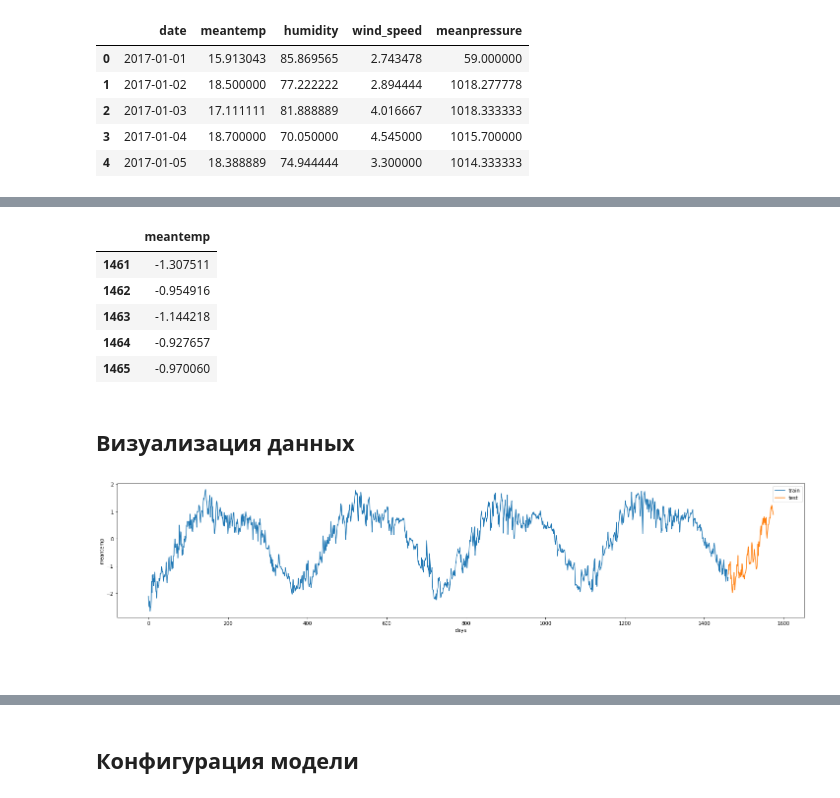
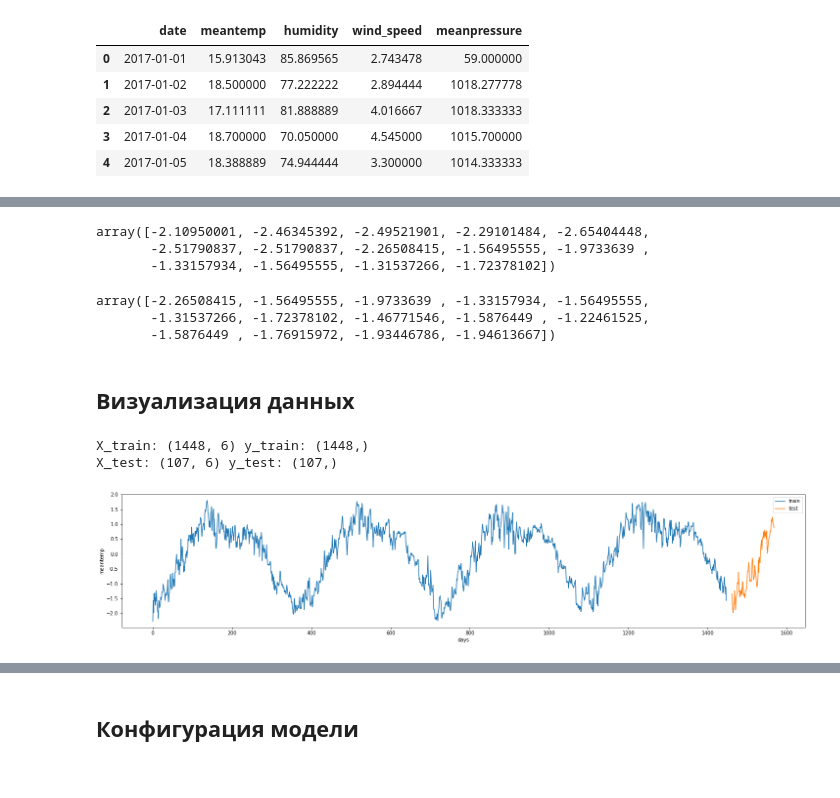
Before and after one commit to albul-k/gb_intro_to_NN, a Jupyter notebook: task_1.ipynb, the cells around one changed output, grey strips where cells are left out. Cells and saved outputs as stored; diff of their text form; code cells hidden in the pictures.

```diff
--- a/task_1.ipynb
+++ b/task_1.ipynb
@@ -80,22 +65,46 @@ df_train.loc[:1460,:].sort_values(by='date', ascending=False).head()
 def transform(df: pd.DataFrame) -> pd.DataFrame:
   df_ = df.copy()
   df_.index = df_.date
-  df_.drop(['date', 'humidity', 'wind_speed', 'meanpressure'], axis=1, inplace=True)
+  df_['date_'] = pd.to_datetime(df_['date'], format='%Y-%m-%d')
+  df_['month'] = pd.DatetimeIndex(df_['date_']).month
+  df_['day'] = pd.DatetimeIndex(df_['date_']).day
+  df_['weekday'] = pd.DatetimeIndex(df_['date_']).weekday
+  df_.drop(['date', 'date_', 'meanpressure'], axis=1, inplace=True)
   return df_
 
 
 df_train_proc = transform(df_train)
 df_test_proc = transform(df_test)
 
-f = 'meantemp'
-std_scaler = StandardScaler()
-df_train_proc[f] = std_scaler.fit_transform(df_train_proc[[f]])
-df_test_proc[f] = std_scaler.transform(df_test_proc[[f]])
+for f in ['meantemp', 'humidity', 'wind_speed']:
+  std_scaler = StandardScaler()
+  df_train_proc[f] = std_scaler.fit_transform(df_train_proc[[f]])
+  df_test_proc[f] = std_scaler.transform(df_test_proc[[f]])
 
 # сбрасываем индекс у train и test
 df_train_proc.reset_index(drop=True, inplace=True)
 df_test_proc.reset_index(drop=True, inplace=True)
 
+# сдвиг будем делать на неделю
+X_LEN = 7
+
+# отрезаем у train с конца X_LEN наблюдений
+df_train_proc = df_train_proc.iloc[:-X_LEN, :]
+
 # индексируем test, начиная с последнего индекса train
-ind = df_train_proc.index[-1] + 1
+ind = df_train_proc.index[-1] + X_LEN
 df_test_proc.index += ind
+
+column_number = len(df_train_proc.columns)
+future = 1
+
+start = future + X_LEN - 1
+end = -future - X_LEN + 1
+
+train_df = df_train_proc.iloc[:end, :]
+X_train = train_df[[df_train_proc.columns[i] for i in range(column_number)]].values
+y_train = df_train_proc.iloc[start:, 0].values
+
+test_df = df_test_proc.iloc[:end,:]
+X_test = test_df[[df_test_proc.columns[i] for i in range(column_number)]].values
+y_test = df_test_proc.iloc[start:, 0].values
@@ -111,28 +111,32 @@ df_train_proc.tail()
-# %%
-df_test_proc.head()
-# %% [output]
-|  | meantemp |
-| 1461 | -1.307511 |
-| 1462 | -0.954916 |
-| 1463 | -1.144218 |
-| 1464 | -0.927657 |
-| 1465 | -0.970060 |
+# %%
+X_train[:14,0]
+# %% [output]
+array([-2.10950001, -2.46345392, -2.49521901, -2.29101484, -2.65404448,
+       -2.51790837, -2.51790837, -2.26508415, -1.56495555, -1.9733639 ,
+       -1.33157934, -1.56495555, -1.31537266, -1.72378102])
+# %%
+y_train[:14]
+# %% [output]
+array([-2.26508415, -1.56495555, -1.9733639 , -1.33157934, -1.56495555,
+       -1.31537266, -1.72378102, -1.46771546, -1.5876449 , -1.22461525,
+       -1.5876449 , -1.76915972, -1.93446786, -1.94613667])
 # %% [markdown]
 ## Визуализация данных
+# %%
+print(f"X_train: {X_train.shape} y_train: {y_train.shape}")
+print(f"X_test: {X_test.shape} y_test: {y_test.shape}")
+# %% [output]
+X_train: (1448, 6) y_train: (1448,)
+X_test: (107, 6) y_test: (107,)
 # %%
-X_train, y_train = df_train_proc, df_train_proc['meantemp']
-X_test, y_test = df_test_proc, df_test_proc['meantemp']
-
 plt.figure(figsize=(25,5))
-plt.plot(X_train.index, y_train, label='train')
-plt.plot(X_test.index, y_test, label='test')
+plt.plot(train_df.index, y_train[:], label='train')
+plt.plot(test_df.index, y_test[:], label='test')
 
 plt.xlabel('days')
 plt.ylabel('meantemp')
 plt.legend()
 plt.show()
 # %% [output]
-[figure, old version]
+[figure, new version]
-# %% [markdown]
-##
 # %%
```
Also changed, not shown: parts of 13 cells of this notebook.
